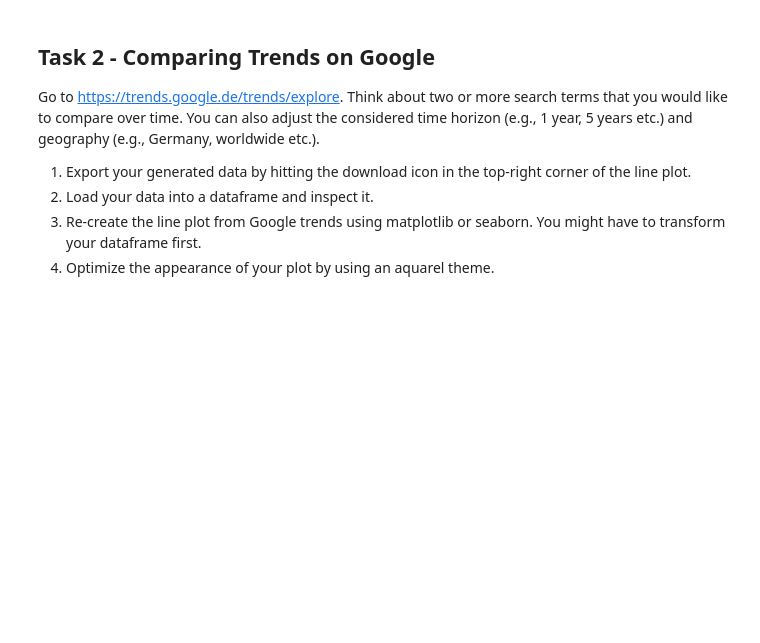
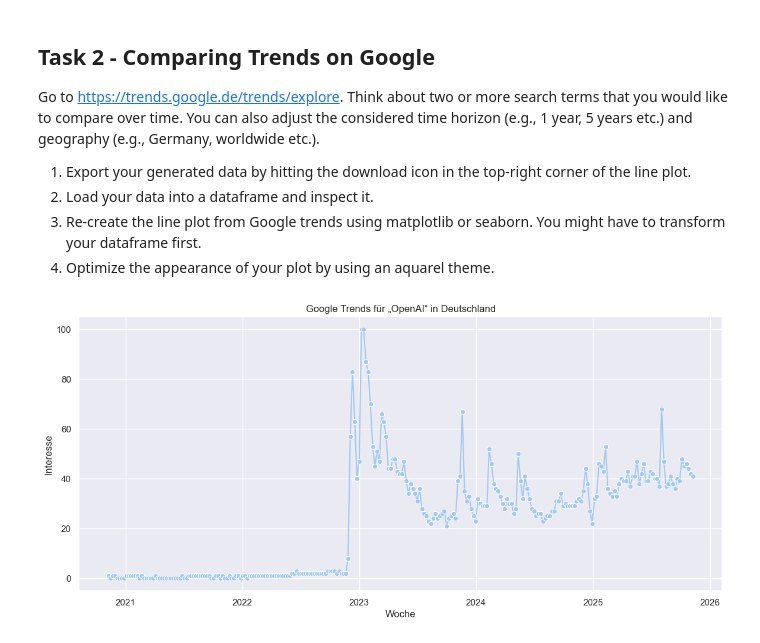
Before and after one commit to mrogache/AA_2025, a Jupyter notebook: Workshop_04/W4_coding_challenge_pre.ipynb, the cells around one changed output. Cells and saved outputs as stored; diff of their text form; code cells hidden in the pictures; blank space fills up the shorter version.

```diff
--- a/Workshop_04/W4_coding_challenge_pre.ipynb
+++ b/Workshop_04/W4_coding_challenge_pre.ipynb
@@ -91,4 +91,19 @@ Go to https://trends.google.de/trends/explore. Think about two or more search te
 4. Optimize the appearance of your plot by using an aquarel theme.
 # %%
 # your code here
-OpenAI_set = pd.read_csv('../data/multiTimeline.csv')
+Google_Trends = pd.read_csv('../data/multiTimeline.csv', skiprows=3, names =['Woche', 'OpenAI'])
+
+Google_Trends['OpenAI'] = Google_Trends['OpenAI'].replace('<1', 0).astype(int)
+
+Google_Trends['Woche'] = pd.to_datetime(Google_Trends['Woche'])
+
+sns.set_theme(style='darkgrid', palette='pastel')
+
+plt.figure(figsize=(14,6))
+sns.lineplot(data=Google_Trends, x='Woche', y='OpenAI', marker='o')
+plt.title('Google Trends für „OpenAI“ in Deutschland')
+plt.xlabel('Woche')
+plt.ylabel('Interesse')
+plt.show()
+# %% [output]
+[figure, added]
```
